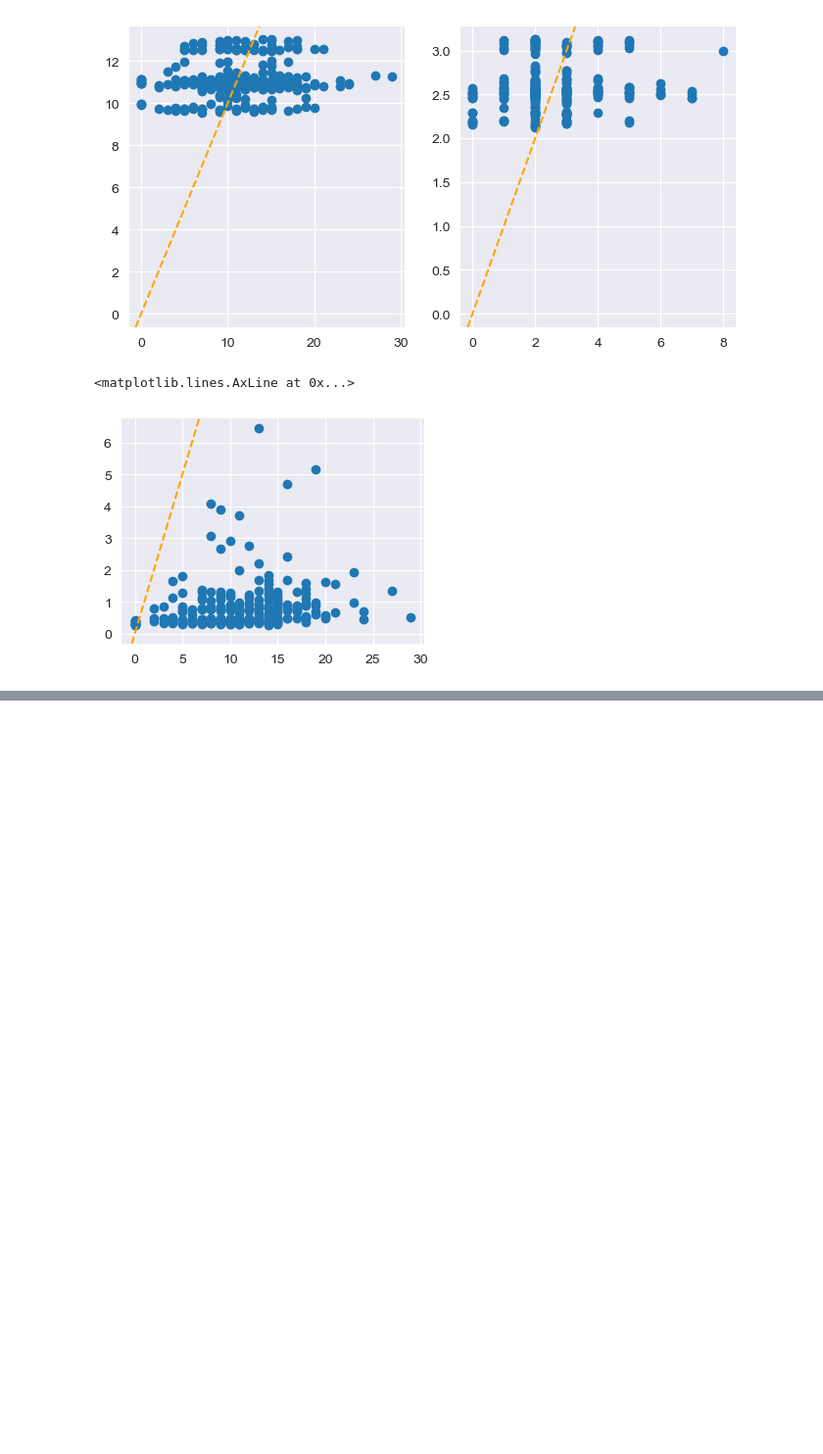
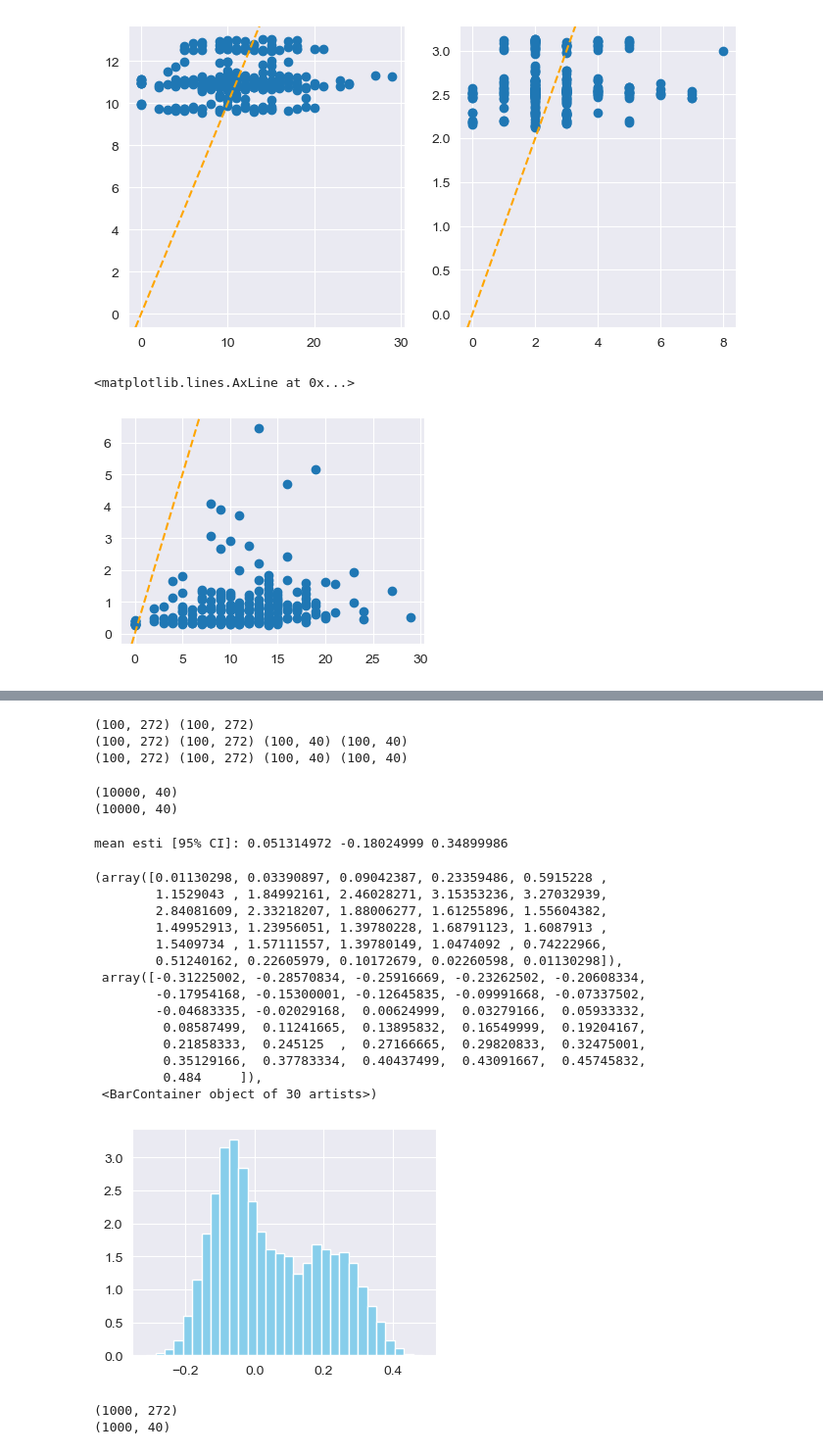
Before and after one commit to barwein/BayesProxyNets, a Jupyter notebook: Data/Palluck_et_al/Data_analysis.ipynb, the cells around one changed output, grey strips where cells are left out. Shown at 98% size. Cells and saved outputs as stored; diff of their text form; code cells hidden in the pictures; blank space fills up the shorter version.

Commit message:
Data analysis network + outcome models tests

```diff
--- a/Data/Palluck_et_al/Data_analysis.ipynb
+++ b/Data/Palluck_et_al/Data_analysis.ipynb
@@ -535,0 +582,5 @@ plt.axline((0, 0), slope=1, color="orange", linestyle="--")
+# %%
+school_df_eligibles = school_df[school_df['ELIGIBLE']==1]
+print(school_df.shape, school_df_eligibles.shape)
+tst_grades = group_indicators_to_indices(school_df_eligibles[['GRC_6', 'GRC_7', 'GRC_8']])
+print(len(np.unique(tst_grades)), tst_grades.shape, type(tst_grades))
@@ -535,0 +625,6 @@ plt.axline((0, 0), slope=1, color="orange", linestyle="--")
+# %%
+# Outcome model with observed network
+rng_key = random.PRNGKey(0)
+_, rng_key = random.split(rng_key)
+
+outcome_obs = util.Outcome_MCMC(data=obs_data, rng_key=rng_key)
@@ -535,0 +650,56 @@ plt.axline((0, 0), slope=1, color="orange", linestyle="--")
+# %%
+# stoch_30 = util.stochastic_intervention(alpha=0.3, n=len(sch_trt))
+stoch_30 = util.stochastic_intervention(alpha=0.3, n=school_df.shape[0])
+exposures_stoch_30 = util.zeigen_value(Z=stoch_30, adj_mat=tst_net)
+print(exposures_stoch_30.shape, stoch_30.shape)
+stoch_30_elig = exposures_stoch_30[:,(school_df['ELIGIBLE']==1).values]
+exposures_stoch_30_elig = exposures_stoch_30[:,(school_df['ELIGIBLE']==1).values]
+stoch_70 = util.stochastic_intervention(alpha=0.7, n=school_df.shape[0])
+stoch_70_elig = stoch_70[:,(school_df['ELIGIBLE']==1).values]
+exposures_stoch_70 = util.zeigen_value(Z=stoch_70, adj_mat=tst_net)
+exposures_stoch_70_elig = exposures_stoch_70[:,(school_df['ELIGIBLE']==1).values]
+print(exposures_stoch_70.shape, stoch_70.shape, stoch_70_elig.shape, exposures_stoch_70_elig.shape)
+print(exposures_stoch_30.shape, stoch_30.shape, stoch_30_elig.shape, exposures_stoch_30_elig.shape)
+# %% [output]
+(100, 272) (100, 272)
+(100, 272) (100, 272) (100, 40) (100, 40)
+(100, 272) (100, 272) (100, 40) (100, 40)
+# %%
+pred_stoch_30 = outcome_obs.get_predicted_values(trts = stoch_30_elig, exposures = exposures_stoch_30_elig)
+print(pred_stoch_30.shape)
+pred_stoch_70 = outcome_obs.get_predicted_values(trts = stoch_70_elig, exposures = exposures_stoch_70_elig)
+print(pred_stoch_70.shape)
+# %% [output]
+(10000, 40)
+(10000, 40)
+# %%
+post_esti =  jnp.mean(pred_stoch_70, axis=1) - jnp.mean(pred_stoch_30, axis=1)
+print("mean esti [95% CI]:", jnp.mean(post_esti), jnp.percentile(post_esti, 2.5), jnp.percentile(post_esti, 97.5))
+
+plt.figure(figsize=(4,3))
+plt.hist(post_esti, bins=30, color='skyblue', density = True)
+# %% [output]
+mean esti [95% CI]: 0.051314972 -0.18024999 0.34899986
+(array([0.01130298, 0.03390897, 0.09042387, 0.23359486, 0.5915228 ,
+        1.1529043 , 1.84992161, 2.46028271, 3.15353236, 3.27032939,
+        2.84081609, 2.33218207, 1.88006277, 1.61255896, 1.55604382,
+        1.49952913, 1.23956051, 1.39780228, 1.68791123, 1.6087913 ,
+        1.5409734 , 1.57111557, 1.39780149, 1.0474092 , 0.74222966,
+        0.51240162, 0.22605979, 0.10172679, 0.02260598, 0.01130298]),
+ array([-0.31225002, -0.28570834, -0.25916669, -0.23262502, -0.20608334,
+        -0.17954168, -0.15300001, -0.12645835, -0.09991668, -0.07337502,
+        -0.04683335, -0.02029168,  0.00624999,  0.03279166,  0.05933332,
+         0.08587499,  0.11241665,  0.13895832,  0.16549999,  0.19204167,
+         0.21858333,  0.245125  ,  0.27166665,  0.29820833,  0.32475001,
+         0.35129166,  0.37783334,  0.40437499,  0.43091667,  0.45745832,
+         0.484     ]),
+ <BarContainer object of 30 artists>)
+[figure, added]
+# %%
+post_obs_exposure = util.vectorized_post_exposures(school_posterior_samps_svi[0:1000], all_trts, all_trts.shape[0])
+print(post_obs_exposure.shape)
+post_obs_expos_elig = post_obs_exposure[:,(school_df['ELIGIBLE']==1).values]
+print(post_obs_expos_elig.shape)
+# %% [output]
+(1000, 272)
+(1000, 40)
```
Also changed, not shown: parts of 14 cells of this notebook, 2 other files.
